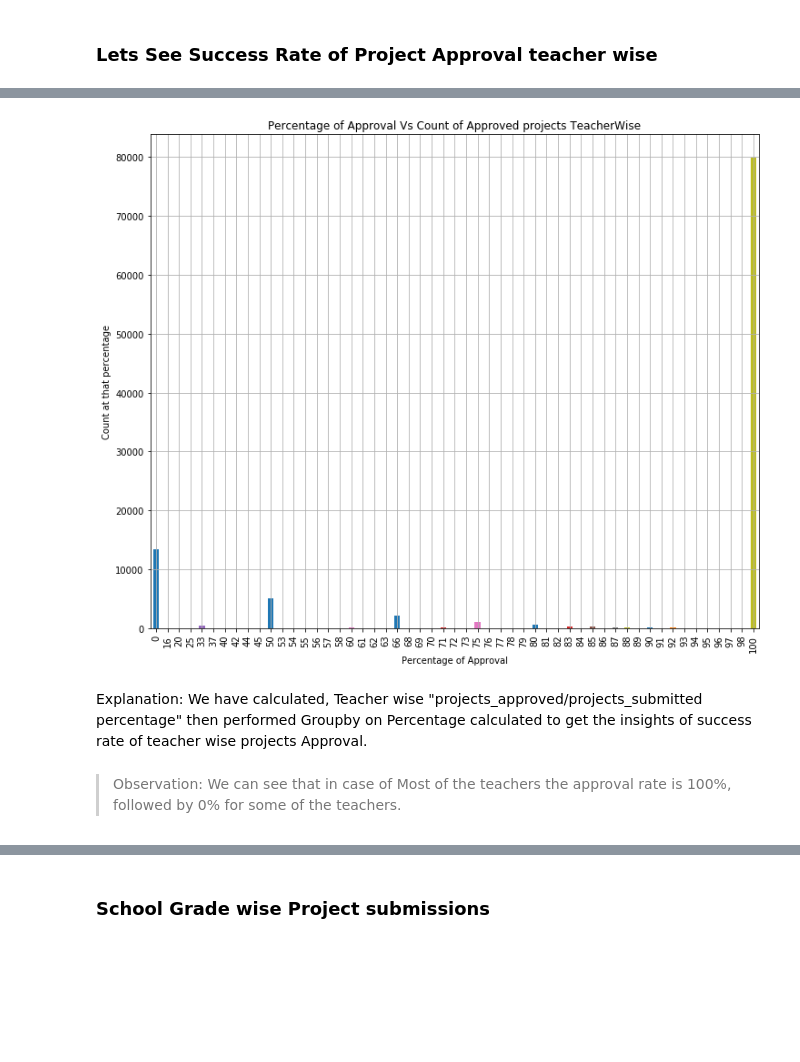
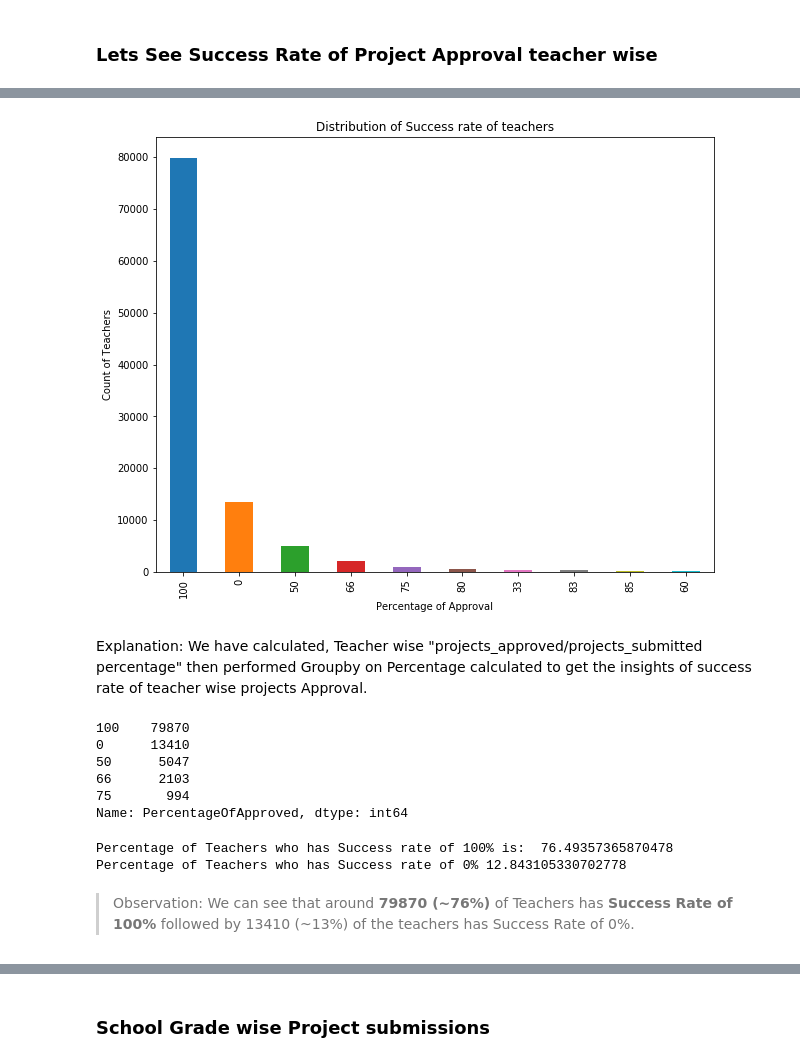
Before and after one commit to akarshbachu/DonorsChoose_CaseStudy, a Jupyter notebook: DonorsChoose_CaseStudy.ipynb, the cells around one changed output, grey strips where cells are left out. Saved outputs shown, nothing was run; the diff lists cells and outputs as text; code cells hidden in the pictures; blank space fills up the shorter version.

```diff
--- a/DonorsChoose_CaseStudy.ipynb
+++ b/DonorsChoose_CaseStudy.ipynb
@@ -397,20 +444,32 @@ Text(0.5,1,'Correlation between Projects Approved vs Projects Submitted by a Tea
 # %%
 df_submitted_vs_approved['PercentageOfApproved'] = df_submitted_vs_approved['PercentageOfApproved'].astype(int)
 # %%
-count_at_that_percentage = df_submitted_vs_approved.groupby('PercentageOfApproved').apply(len)
+count_at_that_percentage = df_submitted_vs_approved['PercentageOfApproved'].value_counts()
 # %%
-i=np.arange(53)
-plt.figure(figsize=(12,10))
-count_at_that_percentage.head(53).plot(kind='bar')
-plt.title('Percentage of Approval Vs Count of Approved projects TeacherWise')
-plt.xticks(i, count_at_that_percentage.head(53).index)
+plt.figure(figsize=(10,8))
+count_at_that_percentage.head(10).plot(kind='bar')
+plt.title('Distribution of Success rate of teachers')
 plt.xlabel('Percentage of Approval')
-plt.ylabel('Count at that percentage')
-plt.grid()
+plt.ylabel('Count of Teachers')
 plt.show()
 # %% [output]
-[figure, old version]
+[figure, new version]
 # %% [markdown]
 Explanation: We have calculated, Teacher wise "projects_approved/projects_submitted percentage" then performed Groupby on Percentage calculated to get the insights of success rate of teacher wise projects Approval.
-# %% [markdown]
-> Observation: We can see that in case of Most of the teachers the approval rate is 100%, followed by 0% for some of the teachers.
+# %%
+count_at_that_percentage.head()
+# %% [output]
+100    79870
+0      13410
+50      5047
+66      2103
+75       994
+Name: PercentageOfApproved, dtype: int64
+# %%
+print('Percentage of Teachers who has Success rate of 100% is: ',(count_at_that_percentage.head(1)/count_at_that_percentage.sum()).values[0] * 100)
+print('Percentage of Teachers who has Success rate of 0%',(count_at_that_percentage[1:2]/count_at_that_percentage.sum()).values[0]*100)
+# %% [output]
+Percentage of Teachers who has Success rate of 100% is:  76.49357365870478
+Percentage of Teachers who has Success rate of 0% 12.843105330702778
+# %% [markdown]
+> Observation: We can see that around __79870 (~76%)__ of Teachers has __Success Rate of 100%__ followed by 13410 (~13%) of the teachers has Success Rate of 0%.
```
Also changed, not shown: parts of 75 cells of this notebook, 1 other file.
